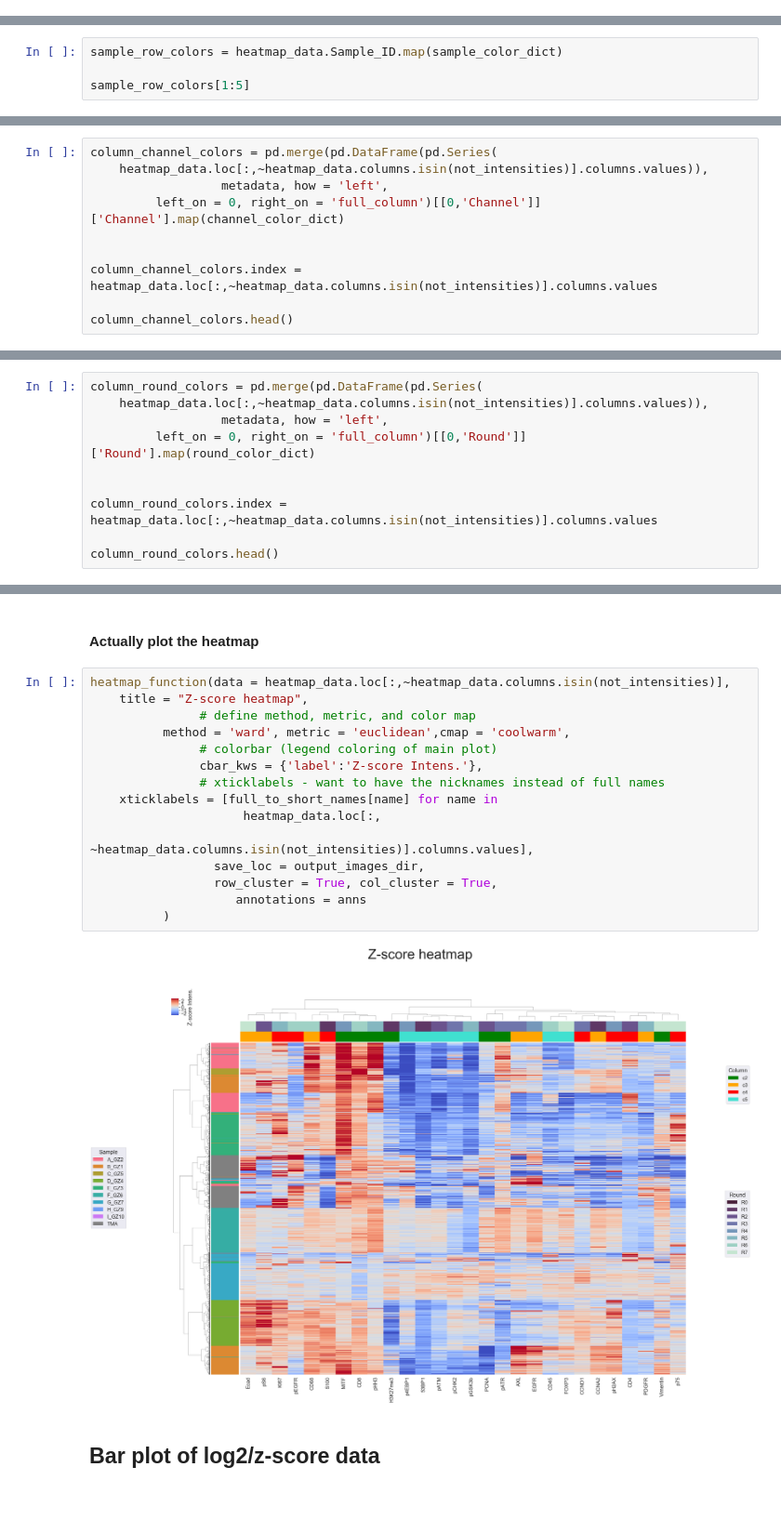
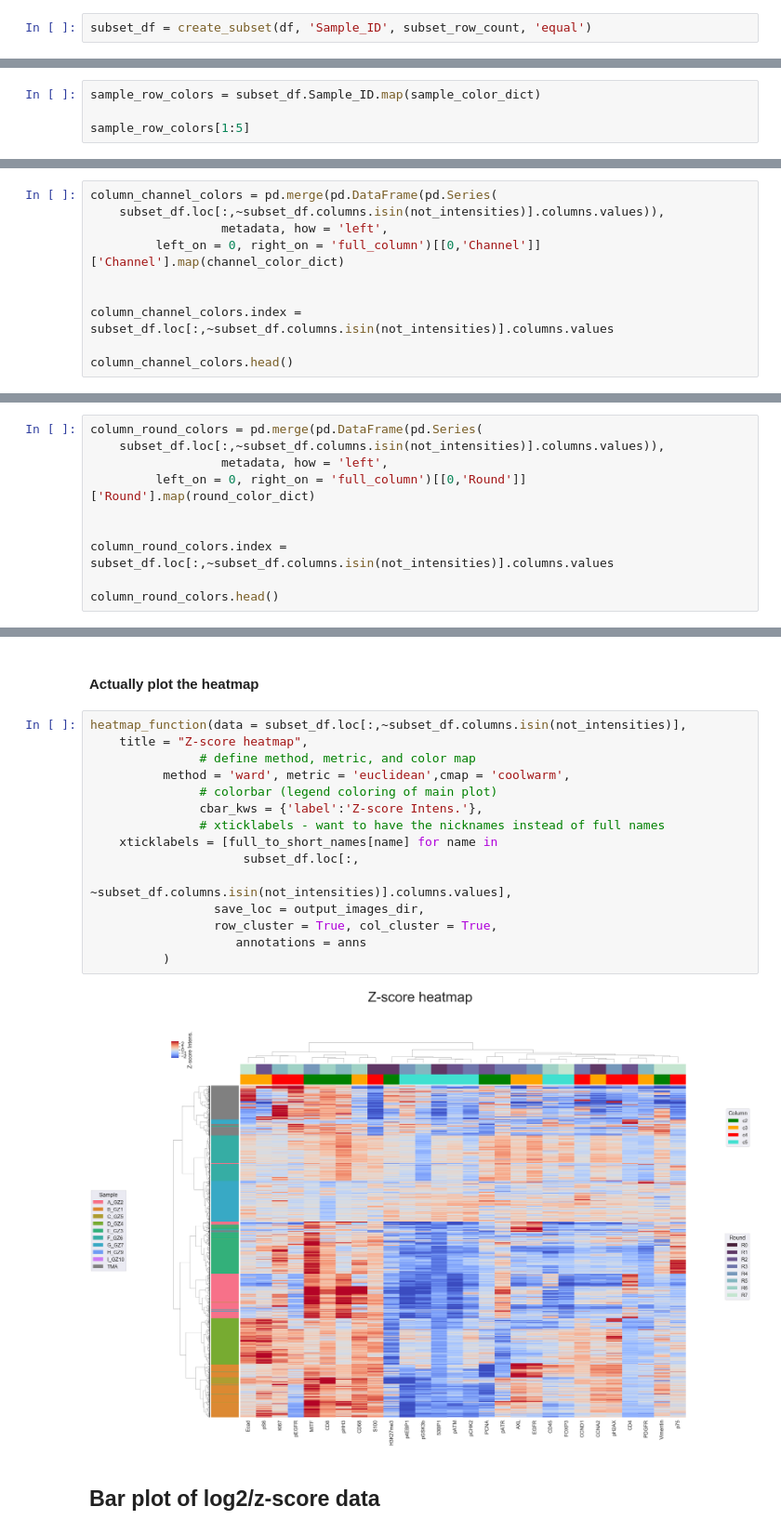
Before and after one commit to biodev/cycIF-workflow, a Jupyter notebook: MG_log2_Z-score.ipynb, the cells around one changed output, grey strips where cells are left out. Shown at 93% size. Saved outputs shown, nothing was run; the diff lists cells and outputs as text; blank space fills up the shorter version.

```diff
--- a/MG_log2_Z-score.ipynb
+++ b/MG_log2_Z-score.ipynb
@@ -554,0 +551,2 @@ We will only be plotting ~10k cells in the interest of time/computing resources.
+# %%
+subset_df = create_subset(df, 'Sample_ID', subset_row_count, 'equal')
@@ -605,7 +593,7 @@ create_equal_value_counts(heatmap_data, 'Sample_ID', heatmap_data.shape[0])
 # %% [markdown]
 Get data structures to map colors to columns and rows...
 # %%
-sample_row_colors = heatmap_data.Sample_ID.map(sample_color_dict)
+sample_row_colors = subset_df.Sample_ID.map(sample_color_dict)
 
 sample_row_colors[1:5]
 # %% [output]
@@ -626,12 +614,12 @@ A_GZ2_Cell_38920    (0.86, 0.3712, 0.33999999999999997)
 Name: cell_type, dtype: object
 # %%
 column_channel_colors = pd.merge(pd.DataFrame(pd.Series(
-    heatmap_data.loc[:,~heatmap_data.columns.isin(not_intensities)].columns.values)),
+    subset_df.loc[:,~subset_df.columns.isin(not_intensities)].columns.values)),
                   metadata, how = 'left',
          left_on = 0, right_on = 'full_column')[[0,'Channel']]['Channel'].map(channel_color_dict)
 
 
-column_channel_colors.index = heatmap_data.loc[:,~heatmap_data.columns.isin(not_intensities)].columns.values
+column_channel_colors.index = subset_df.loc[:,~subset_df.columns.isin(not_intensities)].columns.values
 
 column_channel_colors.head()
 # %% [output]
@@ -643,12 +631,12 @@ CD45_Cell_Intensity_Average     (0.25098039215686274, 0.8784313725490196, 0.81..
 Name: Channel, dtype: object
 # %%
 column_round_colors = pd.merge(pd.DataFrame(pd.Series(
-    heatmap_data.loc[:,~heatmap_data.columns.isin(not_intensities)].columns.values)),
+    subset_df.loc[:,~subset_df.columns.isin(not_intensities)].columns.values)),
                   metadata, how = 'left',
          left_on = 0, right_on = 'full_column')[[0,'Round']]['Round'].map(round_color_dict)
 
 
-column_round_colors.index = heatmap_data.loc[:,~heatmap_data.columns.isin(not_intensities)].columns.values
+column_round_colors.index = subset_df.loc[:,~subset_df.columns.isin(not_intensities)].columns.values
 
 column_round_colors.head()
 # %% [output]
@@ -690,22 +678,22 @@ anns['cols'] = col_annotations
 # %% [markdown]
 #### Actually plot the heatmap
 # %%
-heatmap_function(data = heatmap_data.loc[:,~heatmap_data.columns.isin(not_intensities)],
+heatmap_function(data = subset_df.loc[:,~subset_df.columns.isin(not_intensities)],
     title = "Z-score heatmap",
                # define method, metric, and color map
           method = 'ward', metric = 'euclidean',cmap = 'coolwarm',
                # colorbar (legend coloring of main plot)
                cbar_kws = {'label':'Z-score Intens.'},
                # xticklabels - want to have the nicknames instead of full names
     xticklabels = [full_to_short_names[name] for name in
-                     heatmap_data.loc[:,
-                                 ~heatmap_data.columns.isin(not_intensities)].columns.values],
+                     subset_df.loc[:,
+                                 ~subset_df.columns.isin(not_intensities)].columns.values],
                  save_loc = output_images_dir,
                  row_cluster = True, col_cluster = True,
                     annotations = anns
           )
 # %% [output]
-[figure, old version]
+[figure, new version]
 # %% [markdown]
 ## Bar plot of log2/z-score data
 # %%
```
Also changed, not shown: parts of 18 cells of this notebook, 5 other files.
